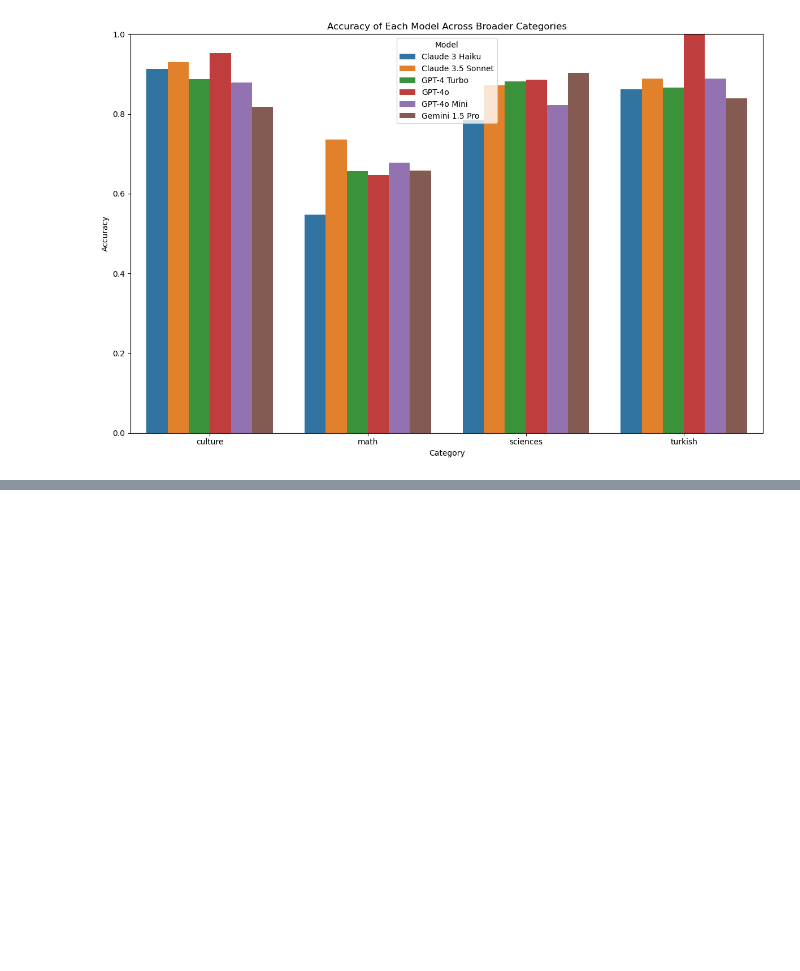
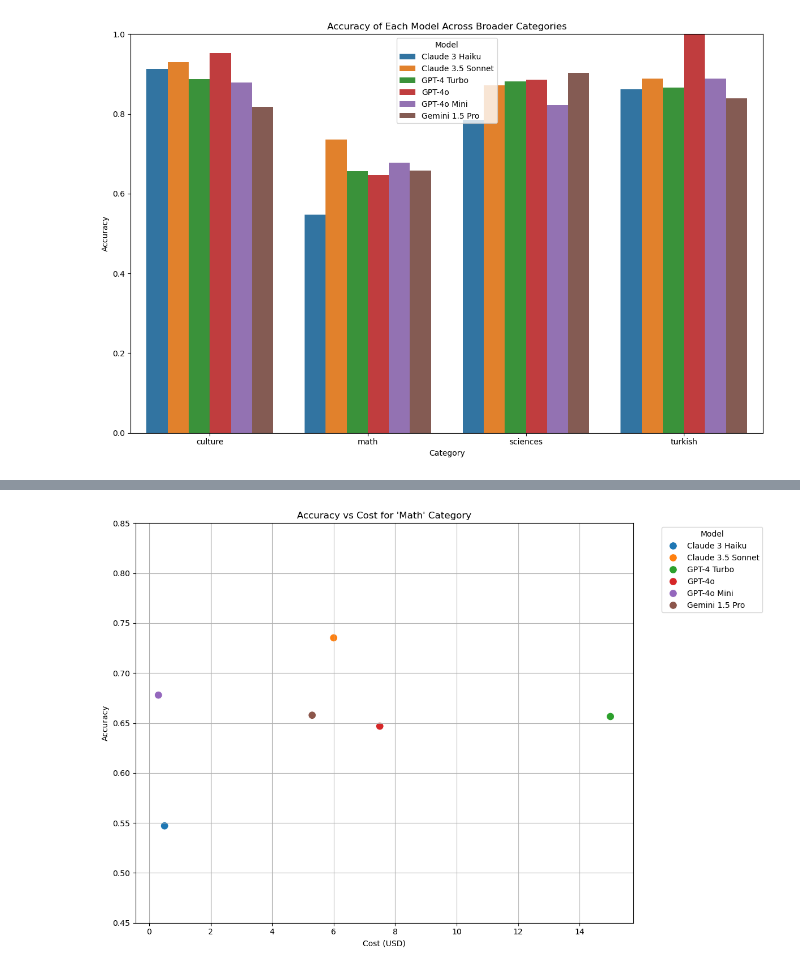
Before and after one commit to Plyraa/bilge_llm_benchmark, a Jupyter notebook: results.ipynb, the cells around one changed output, grey strips where cells are left out. Cells and saved outputs as stored; diff of their text form; code cells hidden in the pictures; blank space fills up the shorter version.

```diff
--- a/results.ipynb
+++ b/results.ipynb
@@ -48,7 +48,7 @@ accuracy_subject_chatgpt_gpt_4o_mini = calculate_accuracy_per_subject(gpt_4o_min
 accuracy_subject_chatgpt_gpt_4_turbo = calculate_accuracy_per_subject(gpt_4_turbo_results, 'GPT-4 Turbo')
 accuracy_subject_claude_3_5_sonnet = calculate_accuracy_per_subject(claude_3_5_sonnet_results, 'Claude 3.5 Sonnet')
 accuracy_subject_claude_3_haiku = calculate_accuracy_per_subject(claude_3_haiku_results, 'Claude 3 Haiku')
-accuracy_subject_gemini_1_5 = calculate_accuracy_per_subject(gemini_1_5_results, 'Gemini 1.5 Pro')
+accuracy_subject_gemini_1_5 = calculate_accuracy_per_subject(gemini_1_5_pro_results, 'Gemini 1.5 Pro')
 
 accuracy_subject_df = pd.concat([accuracy_subject_chatgpt_gpt_4o, accuracy_subject_chatgpt_gpt_4o_mini,
                                  accuracy_subject_chatgpt_gpt_4_turbo, accuracy_subject_claude_3_5_sonnet,
@@ -104,9 +104,10 @@ general_categories = {
     "turkish_politics": "sciences",
 }
 
+
 accuracy_subject_df['Category'] = accuracy_subject_df['Subject'].map(general_categories)
 accuracy_category_df = accuracy_subject_df.groupby(['Model', 'Category'])['correct'].mean().reset_index()
-
+accuracy_category_df['Cost'] = accuracy_category_df['Model'].map(model_costs)
 
 plt.figure(figsize=(12, 8))
 sns.barplot(data=accuracy_category_df, x="Category", y="correct", hue="Model")
@@ -151,0 +175,15 @@ plt.show()
+# %%
+accuracy_category_df_math = accuracy_category_df[accuracy_category_df['Category'] == 'math']
+
+plt.figure(figsize=(12, 8))
+sns.scatterplot(data=accuracy_category_df_math, x="Cost", y="correct", hue="Model", s=100)
+plt.title("Accuracy vs Cost for 'Math' Category")
+plt.ylim(0.45, 0.85)
+plt.ylabel("Accuracy")
+plt.xlabel("Cost (USD)")
+plt.legend(title="Model", bbox_to_anchor=(1.05, 1), loc='upper left')
+plt.tight_layout()
+plt.grid(True)
+plt.show()
+# %% [output]
+[figure, added]
```
Also changed, not shown: parts of 4 cells of this notebook.
